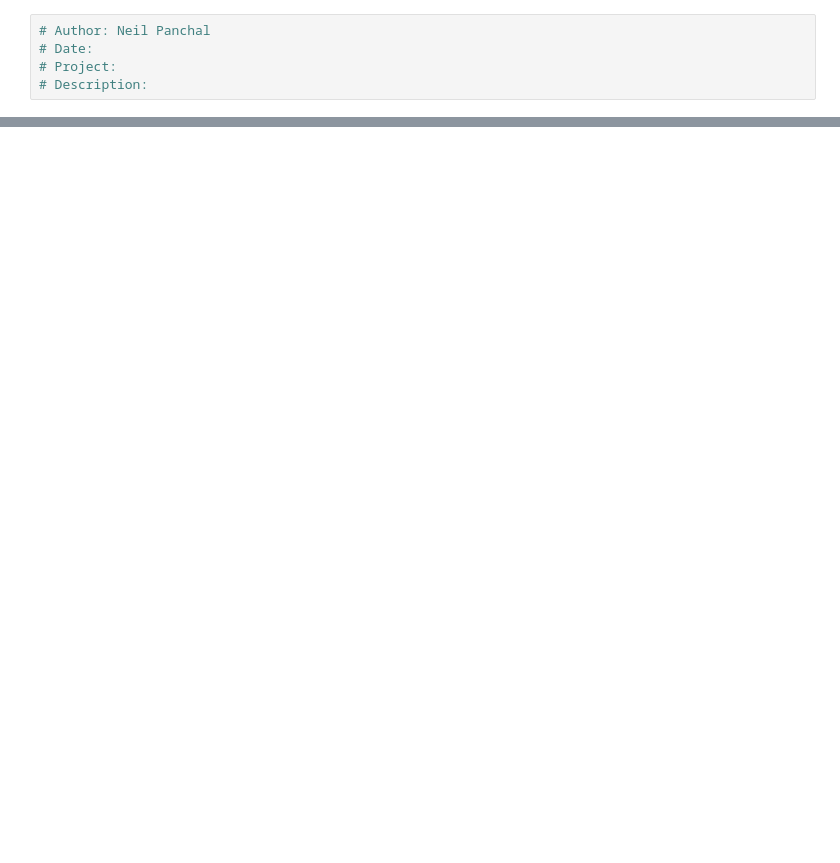
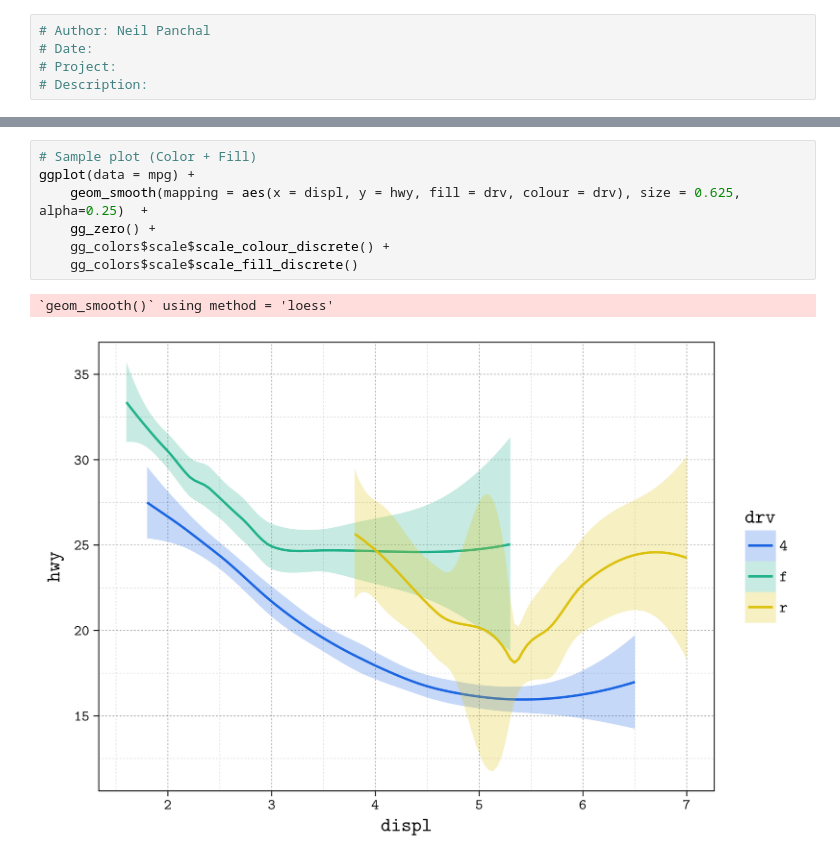
Before and after one commit to neilpanchal/r-boilerplate, a Jupyter notebook: r-boilerplate.ipynb, the cells around one changed output, grey strips where cells are left out. Cells and saved outputs as stored; diff of their text form; blank space fills up the shorter version.

```diff
--- a/r-boilerplate.ipynb
+++ b/r-boilerplate.ipynb
@@ -65,0 +81,10 @@ gg
+# %%
+# Sample plot (Color + Fill)
+ggplot(data = mpg) +
+    geom_smooth(mapping = aes(x = displ, y = hwy, fill = drv, colour = drv), size = 0.625, alpha=0.25)  +
+    gg_zero() +
+    gg_colors$scale$scale_colour_discrete() +
+    gg_colors$scale$scale_fill_discrete()
+# %% [output]
+`geom_smooth()` using method = 'loess'
+[figure, added]
```
Also changed, not shown: parts of 3 cells of this notebook, 1 other file.
